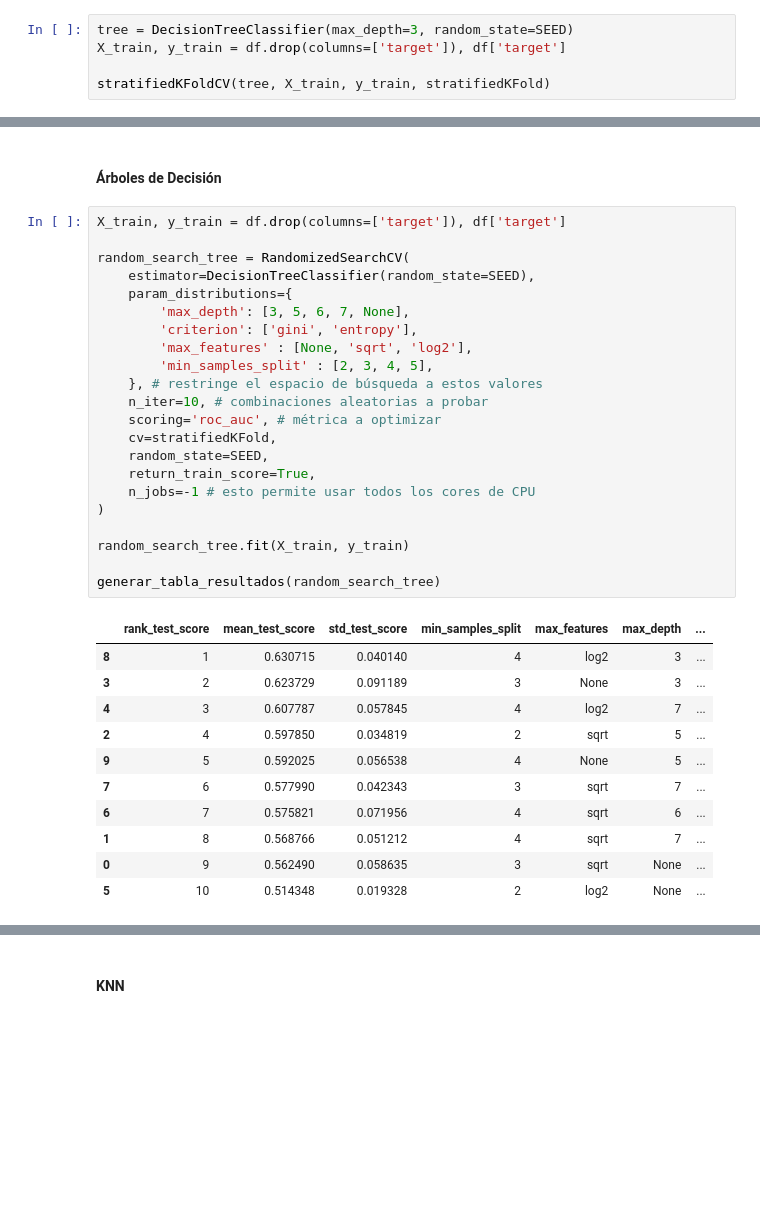
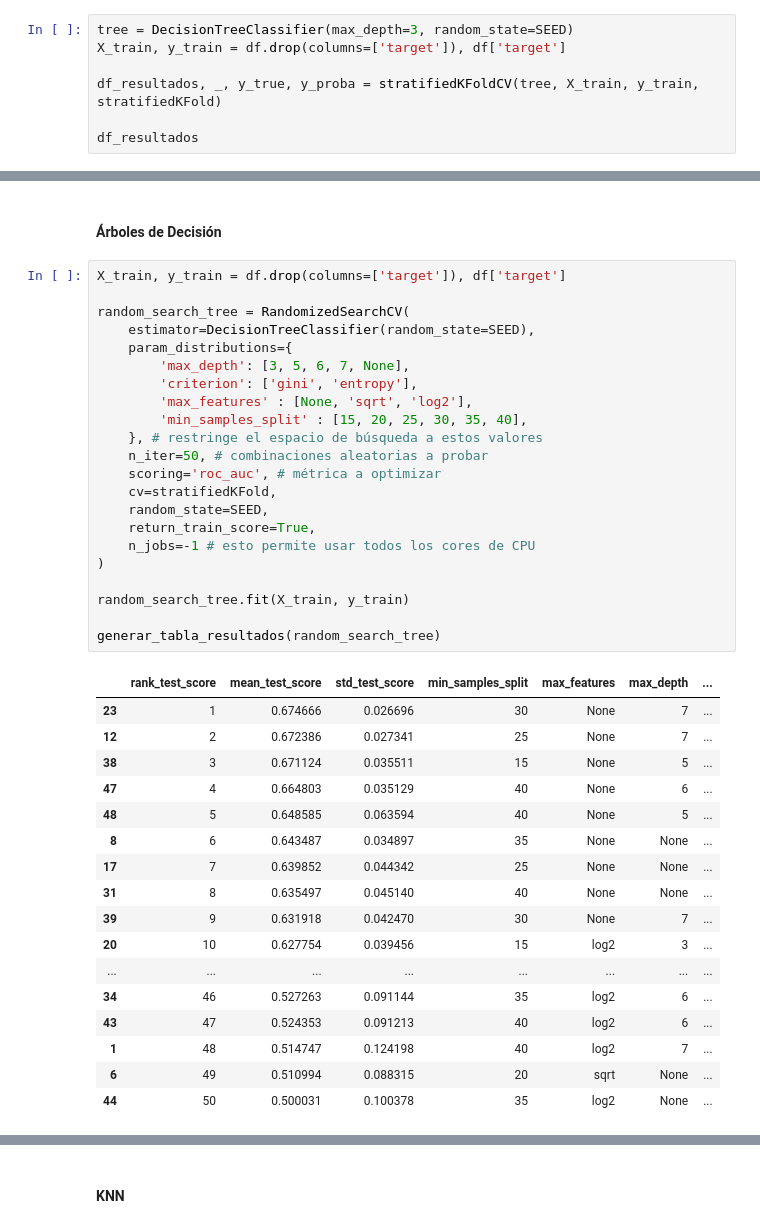
Before and after one commit to mariok99/tp, a Jupyter notebook: sol-actual.ipynb, the cells around one changed output, grey strips where cells are left out. Drawn from its saved outputs; the diff is of its cells as text; blank space fills up the shorter version.

```diff
--- a/sol-actual.ipynb
+++ b/sol-actual.ipynb
@@ -190,5 +202,7 @@ dibujar_arbol(tree_1)
 tree = DecisionTreeClassifier(max_depth=3, random_state=SEED)
 X_train, y_train = df.drop(columns=['target']), df['target']
 
-stratifiedKFoldCV(tree, X_train, y_train, stratifiedKFold)
+df_resultados, _, y_true, y_proba = stratifiedKFoldCV(tree, X_train, y_train, stratifiedKFold)
+
+df_resultados
 # %% [output]
@@ -304,35 +334,41 @@ def generar_tabla_resultados(busqueda_entrenada):
 # %%
 X_train, y_train = df.drop(columns=['target']), df['target']
 
 random_search_tree = RandomizedSearchCV(
     estimator=DecisionTreeClassifier(random_state=SEED),
     param_distributions={
         'max_depth': [3, 5, 6, 7, None],
         'criterion': ['gini', 'entropy'],
         'max_features' : [None, 'sqrt', 'log2'],
-        'min_samples_split' : [2, 3, 4, 5],
+        'min_samples_split' : [15, 20, 25, 30, 35, 40],
     }, # restringe el espacio de búsqueda a estos valores
-    n_iter=10, # combinaciones aleatorias a probar
+    n_iter=50, # combinaciones aleatorias a probar
     scoring='roc_auc', # métrica a optimizar
     cv=stratifiedKFold,
     random_state=SEED,
     return_train_score=True,
     n_jobs=-1 # esto permite usar todos los cores de CPU
 )
 
 random_search_tree.fit(X_train, y_train)
 
 generar_tabla_resultados(random_search_tree)
 # %% [output]
 |  | rank_test_score | mean_test_score | std_test_score | min_samples_split | max_features | max_depth | ... |
-| 8 | 1 | 0.630715 | 0.040140 | 4 | log2 | 3 | ... |
-| 3 | 2 | 0.623729 | 0.091189 | 3 | None | 3 | ... |
-| 4 | 3 | 0.607787 | 0.057845 | 4 | log2 | 7 | ... |
-| 2 | 4 | 0.597850 | 0.034819 | 2 | sqrt | 5 | ... |
-| 9 | 5 | 0.592025 | 0.056538 | 4 | None | 5 | ... |
-| 7 | 6 | 0.577990 | 0.042343 | 3 | sqrt | 7 | ... |
-| 6 | 7 | 0.575821 | 0.071956 | 4 | sqrt | 6 | ... |
-| 1 | 8 | 0.568766 | 0.051212 | 4 | sqrt | 7 | ... |
-| 0 | 9 | 0.562490 | 0.058635 | 3 | sqrt | None | ... |
-| 5 | 10 | 0.514348 | 0.019328 | 2 | log2 | None | ... |
+| 23 | 1 | 0.674666 | 0.026696 | 30 | None | 7 | ... |
+| 12 | 2 | 0.672386 | 0.027341 | 25 | None | 7 | ... |
+| 38 | 3 | 0.671124 | 0.035511 | 15 | None | 5 | ... |
+| 47 | 4 | 0.664803 | 0.035129 | 40 | None | 6 | ... |
+| 48 | 5 | 0.648585 | 0.063594 | 40 | None | 5 | ... |
+| 8 | 6 | 0.643487 | 0.034897 | 35 | None | None | ... |
+| 17 | 7 | 0.639852 | 0.044342 | 25 | None | None | ... |
+| 31 | 8 | 0.635497 | 0.045140 | 40 | None | None | ... |
+| 39 | 9 | 0.631918 | 0.042470 | 30 | None | 7 | ... |
+| 20 | 10 | 0.627754 | 0.039456 | 15 | log2 | 3 | ... |
+| ... | ... | ... | ... | ... | ... | ... | ... |
+| 34 | 46 | 0.527263 | 0.091144 | 35 | log2 | 6 | ... |
+| 43 | 47 | 0.524353 | 0.091213 | 40 | log2 | 6 | ... |
+| 1 | 48 | 0.514747 | 0.124198 | 40 | log2 | 7 | ... |
+| 6 | 49 | 0.510994 | 0.088315 | 20 | sqrt | None | ... |
+| 44 | 50 | 0.500031 | 0.100378 | 35 | log2 | None | ... |
 # %%
```
Also changed, not shown: parts of 40 cells of this notebook.
